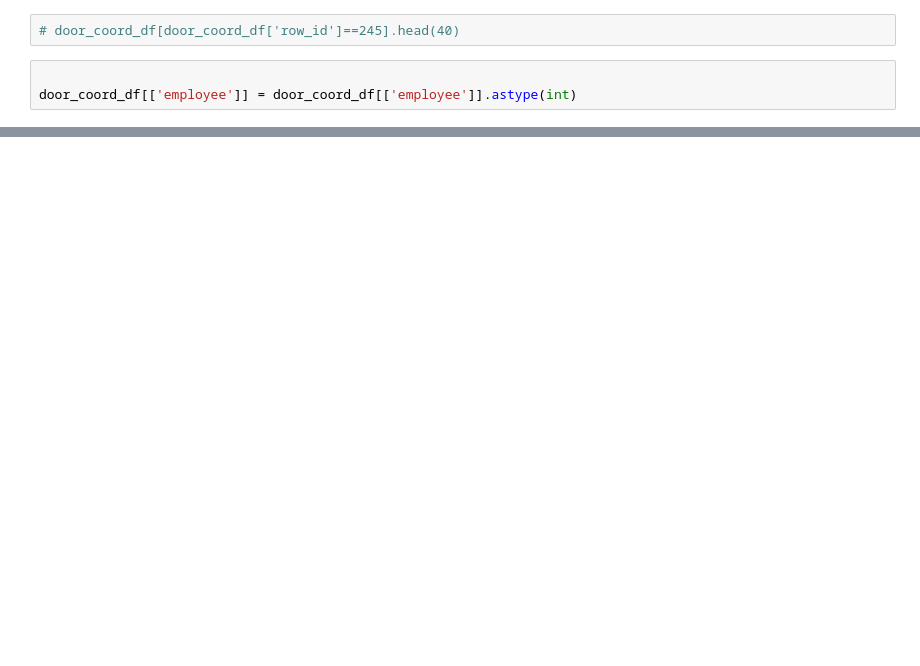
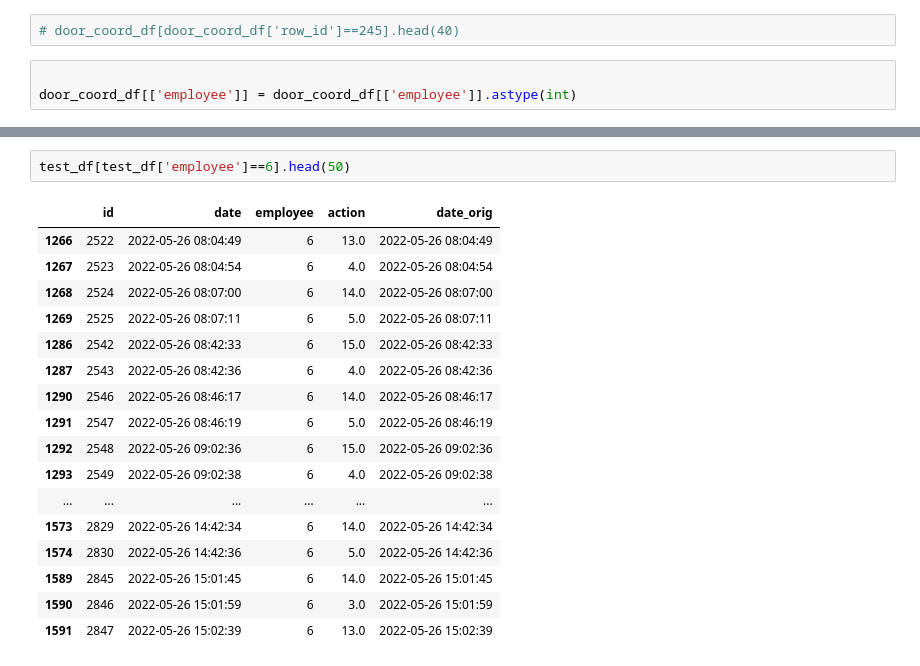
Before and after one commit to AigizK/hackaton_irkuts, a Jupyter notebook: Submit-Train2.ipynb, the cells around one changed output, grey strips where cells are left out. Cells and saved outputs as stored; diff of their text form; blank space fills up the shorter version.

```diff
--- a/Submit-Train2.ipynb
+++ b/Submit-Train2.ipynb
@@ -397,0 +728,20 @@ len(result_actions)
+# %%
+test_df[test_df['employee']==6].head(50)
+# %% [output]
+|  | id | date | employee | action | date_orig |
+| 1266 | 2522 | 2022-05-26 08:04:49 | 6 | 13.0 | 2022-05-26 08:04:49 |
+| 1267 | 2523 | 2022-05-26 08:04:54 | 6 | 4.0 | 2022-05-26 08:04:54 |
+| 1268 | 2524 | 2022-05-26 08:07:00 | 6 | 14.0 | 2022-05-26 08:07:00 |
+| 1269 | 2525 | 2022-05-26 08:07:11 | 6 | 5.0 | 2022-05-26 08:07:11 |
+| 1286 | 2542 | 2022-05-26 08:42:33 | 6 | 15.0 | 2022-05-26 08:42:33 |
+| 1287 | 2543 | 2022-05-26 08:42:36 | 6 | 4.0 | 2022-05-26 08:42:36 |
+| 1290 | 2546 | 2022-05-26 08:46:17 | 6 | 14.0 | 2022-05-26 08:46:17 |
+| 1291 | 2547 | 2022-05-26 08:46:19 | 6 | 5.0 | 2022-05-26 08:46:19 |
+| 1292 | 2548 | 2022-05-26 09:02:36 | 6 | 15.0 | 2022-05-26 09:02:36 |
+| 1293 | 2549 | 2022-05-26 09:02:38 | 6 | 4.0 | 2022-05-26 09:02:38 |
+| ... | ... | ... | ... | ... | ... |
+| 1573 | 2829 | 2022-05-26 14:42:34 | 6 | 14.0 | 2022-05-26 14:42:34 |
+| 1574 | 2830 | 2022-05-26 14:42:36 | 6 | 5.0 | 2022-05-26 14:42:36 |
+| 1589 | 2845 | 2022-05-26 15:01:45 | 6 | 14.0 | 2022-05-26 15:01:45 |
+| 1590 | 2846 | 2022-05-26 15:01:59 | 6 | 3.0 | 2022-05-26 15:01:59 |
+| 1591 | 2847 | 2022-05-26 15:02:39 | 6 | 13.0 | 2022-05-26 15:02:39 |
```
Also changed, not shown: parts of 32 cells of this notebook.
